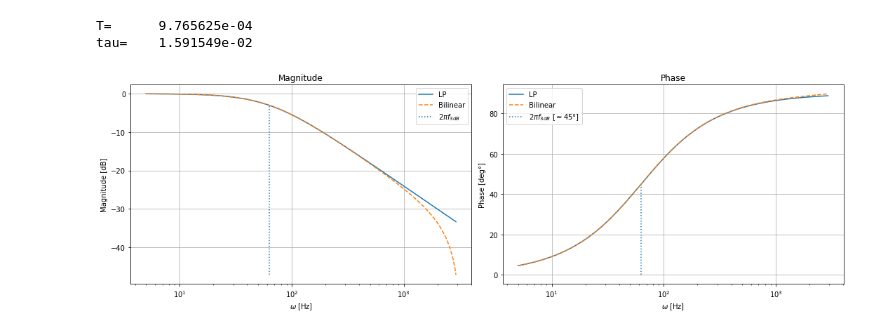
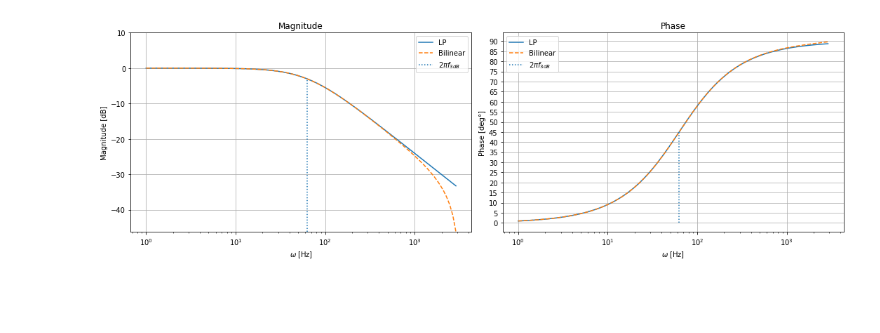
Before and after one commit to NerusSkyhigh/Advanced-Electronics, a Jupyter notebook: _sources/21-10-11 L07.ipynb, the cells around one changed output. Drawn from its saved outputs; the diff is of its cells as text; code cells hidden in the pictures; blank space fills up the shorter version.

```diff
--- a/_sources/21-10-11 L07.ipynb
+++ b/_sources/21-10-11 L07.ipynb
@@ -100,46 +100,55 @@ from scipy import signal
 import matplotlib.pyplot as plt
 import numpy as np
 
+##############
+# PARAMETERS #
+##############
 T=1/1024 # Sampling time
-omega = np.arange(start=5, stop=0.91*np.pi/T, step=T)
+omega = np.logspace(start=np.log10(1), stop=np.log10(0.9*np.pi/T), \
+                    num=100, endpoint=True, base=10.0)
 f3dB = 10 # Hz
 
 omega0=2*np.pi*f3dB
 tau = 1/(2*np.pi*f3dB)
-##print("T=\t{:e}\ntau=\t{:e}".format(T, tau))
-fig, ax = plt.subplots(1, 2, figsize=(15, 5))
+#print("T=\t{:e}\ntau=\t{:e}".format(T, tau))
 
-
+##################
+# IDEAL LOW PASS #
+##################
 lp = 1/(1-1j*omega*tau) # Ideal Low pass
 mag_lp = 20*np.log10(np.abs(lp))
 phase_lp = np.arctan(np.imag(lp)/np.real(lp))*180/np.pi
 
+######################
+# BILINEAR TRANSFORM #
+######################
+c = (1-T/(2*tau) ) / (1+T/(2*tau) )
+lp_bt = 0.5*(1-c)*( np.exp(-1j*omega*T)+1 ) /(np.exp(-1j*omega*T)-c)
+mag_lp_bt = 20*np.log10(np.abs(lp_bt))
+phase_lp_bt = np.arctan( np.imag(lp_bt)/np.real(lp_bt))*180/np.pi
 
-c = (1-T/(2*tau) ) / (1+T/(2*tau) )
-lp_bt = 0.5*(1-c)*(np.exp(-1j*omega*T)+1 )/( c*np.exp(-1j*omega*T)-1)
-mag_lp_bt = 20*np.log10(np.abs(lp_bt))
-phase_lp_bt = -1*np.arctan( np.imag(lp_bt)/np.real(lp_bt))*180/np.pi
-
-
+#########
+# PLOTS #
+#########
+fig, ax = plt.subplots(1, 2, figsize=(15, 5))
 ax[0].semilogx(omega, mag_lp, label="LP")    # Bode magnitude plot
 ax[0].semilogx(omega, mag_lp_bt, "--", label="Bilinear")    # Bode magnitude plot
 
 ax[1].semilogx(omega, phase_lp, label="LP")
 ax[1].semilogx(omega, phase_lp_bt, "--", label="Bilinear")
 
 ax[0].vlines(omega0, min(mag_lp_bt), 20*np.log10(np.abs(1/(1-1j))),linestyles=":", label=r"$2\pi f_{3dB}$")
-ax[1].vlines(omega0, 0, 45, linestyles=":", label=r"$2\pi f_{3dB}$ [$\simeq$45°]")
-
+ax[1].vlines(omega0, 0, 45, linestyles=":", label=r"$2\pi f_{3dB}$")
 
 ax[0].set_title("Magnitude");  ax[1].set_title("Phase")
 ax[0].set_xlabel(r"$\omega$ [Hz]"); ax[0].set_ylabel(r"Magnitude [dB]");
 ax[1].set_xlabel(r"$\omega$ [Hz]"); ax[1].set_ylabel(r"Phase [deg°]");
 ax[0].grid();   ax[1].grid()
 ax[0].legend(); ax[1].legend()
+ax[1].set_yticks([x for x in range(0, 91, 5)])
+ax[0].set_ylim([min(mag_lp_bt), 10])
 
 fig.tight_layout()
 plt.show()
 # %% [output]
-T=      9.765625e-04
-tau=    1.591549e-02
-[figure, old version]
+[figure, new version]
```
Also changed, not shown: parts of 1 cell of this notebook, 9 other files.
